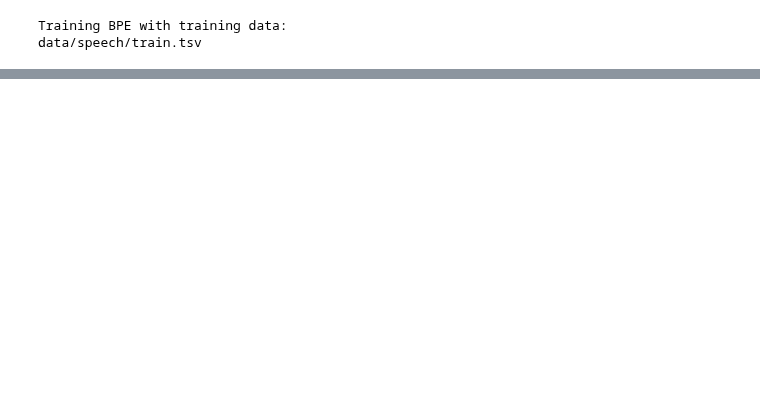
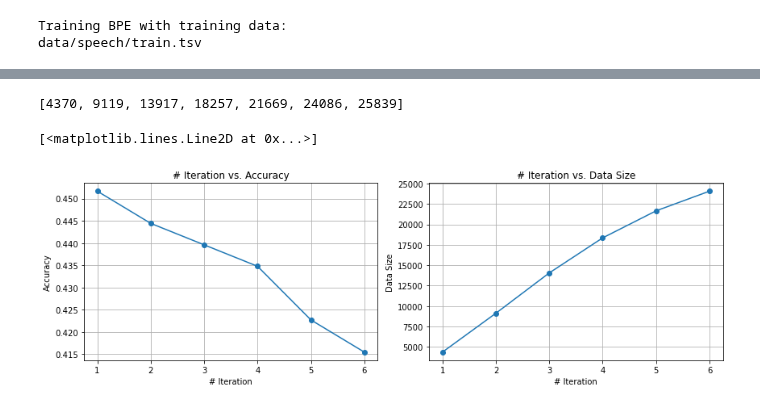
Before and after one commit to sahn93/uci-statnlp, a Jupyter notebook: hw1/semi_supervised.ipynb, the cells around one changed output, grey strips where cells are left out. Cells and saved outputs as stored; diff of their text form; code cells hidden in the pictures; blank space fills up the shorter version.

```diff
--- a/hw1/semi_supervised.ipynb
+++ b/hw1/semi_supervised.ipynb
@@ -112,0 +307,10 @@ Select top K samples from unlabeled data for each category based on the teacher'
+# %%
+from nltk import word_tokenize
+print("Reading data")
+tarfname = "data/speech.tar.gz"
+nltk_speech = read_files(tarfname, preprocessor=Lemmatizer(), tokenizer=word_tokenize)
+print(nltk_speech.trainX.shape)
+
+print("Reading unlabeled data")
+nltk_unlabeled = read_unlabeled(tarfname, nltk_speech)
+print(nltk_unlabeled.X.shape)
@@ -112,0 +330,4 @@ Select top K samples from unlabeled data for each category based on the teacher'
+# %%
+print("Training classifier")
+nltk_clss, nltk_accs, nltk_data_sizes = self_train(
+    nltk_unlabeled.X, nltk_speech.trainX, nltk_speech.trainy, nltk_speech.devX, nltk_speech.devy, C=0.5)
@@ -112,0 +379,19 @@ Select top K samples from unlabeled data for each category based on the teacher'
+# %%
+import matplotlib.pyplot as plt
+
+fig, axs = plt.subplots(1, 2, figsize=(12, 4), tight_layout=True)
+axs[0].set_title('# Iteration vs. Accuracy')
+axs[0].set_xlabel('# Iteration')
+axs[0].set_ylabel('Accuracy')
+axs[0].grid()
+axs[0].plot([i+1 for i in range(len(nltk_accs))], nltk_accs, marker='o')
+print(nltk_data_sizes)
+axs[1].set_title('# Iteration vs. Data Size')
+axs[1].set_xlabel('# Iteration')
+axs[1].set_ylabel('Data Size')
+axs[1].grid()
+axs[1].plot([i+1 for i in range(len(nltk_data_sizes))], nltk_data_sizes, marker='o')
+# %% [output]
+[4370, 9119, 13917, 18257, 21669, 24086, 25839]
+[<matplotlib.lines.Line2D at 0x...>]
+[figure, added]
```
Also changed, not shown: parts of 16 cells of this notebook, 8 other files.
